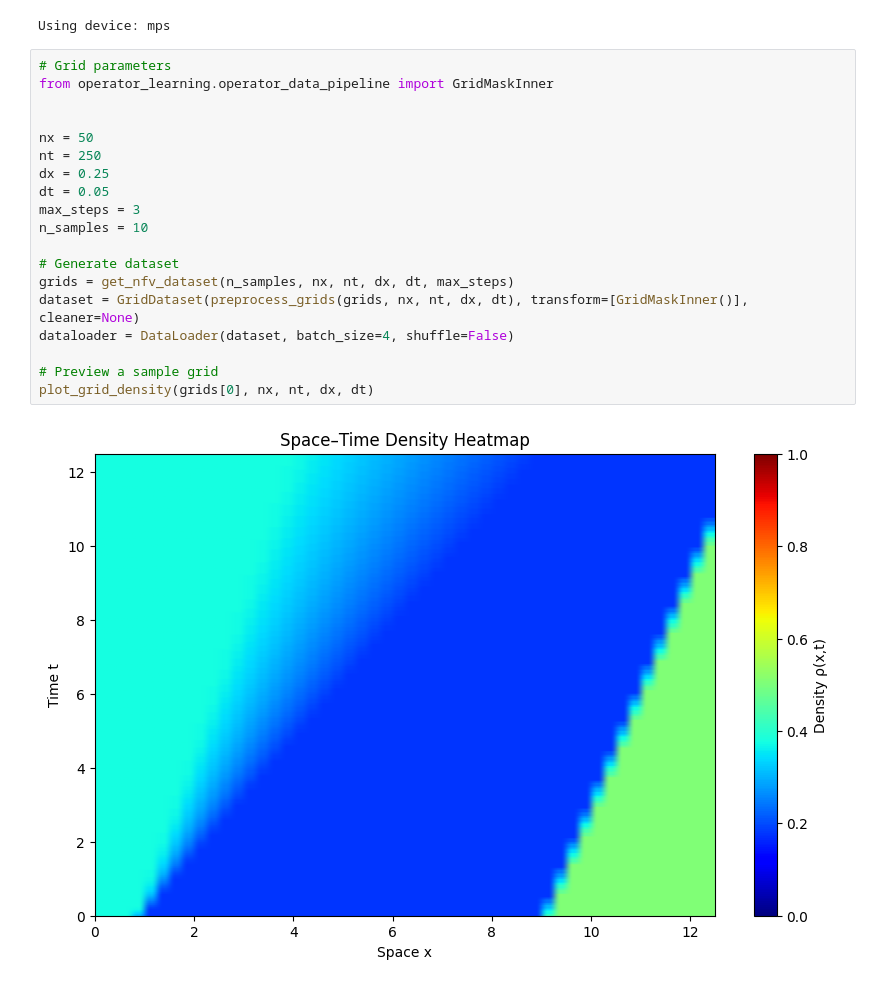
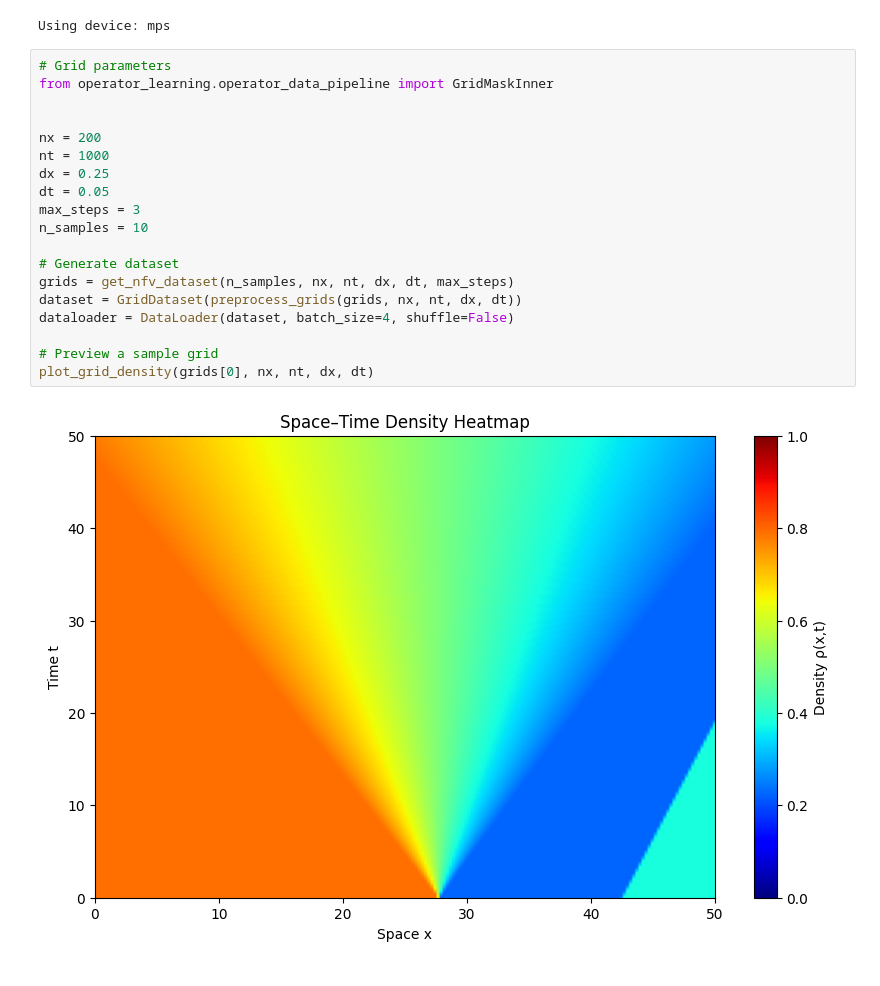
Before and after one commit to mchami02/saint-venant, a Jupyter notebook: operator_learning/fno_test.ipynb, the cells around one changed output. Drawn from its saved outputs; the diff is of its cells as text.

```diff
--- a/operator_learning/fno_test.ipynb
+++ b/operator_learning/fno_test.ipynb
@@ -22,24 +22,24 @@ Using device: mps
 # %%
 # Grid parameters
 from operator_learning.operator_data_pipeline import GridMaskInner
 
 
-nx = 50
-nt = 250
+nx = 200
+nt = 1000
 dx = 0.25
 dt = 0.05
 max_steps = 3
 n_samples = 10
 
 # Generate dataset
 grids = get_nfv_dataset(n_samples, nx, nt, dx, dt, max_steps)
-dataset = GridDataset(preprocess_grids(grids, nx, nt, dx, dt), transform=[GridMaskInner()], cleaner=None)
+dataset = GridDataset(preprocess_grids(grids, nx, nt, dx, dt))
 dataloader = DataLoader(dataset, batch_size=4, shuffle=False)
 
 # Preview a sample grid
 plot_grid_density(grids[0], nx, nt, dx, dt)
 # %% [output]
-[figure, old version]
+[figure, new version]
 # %%
 from model import OperatorModel
 from neuralop.models import FNO
```
Also changed, not shown: parts of 6 cells of this notebook, 17 other files.
